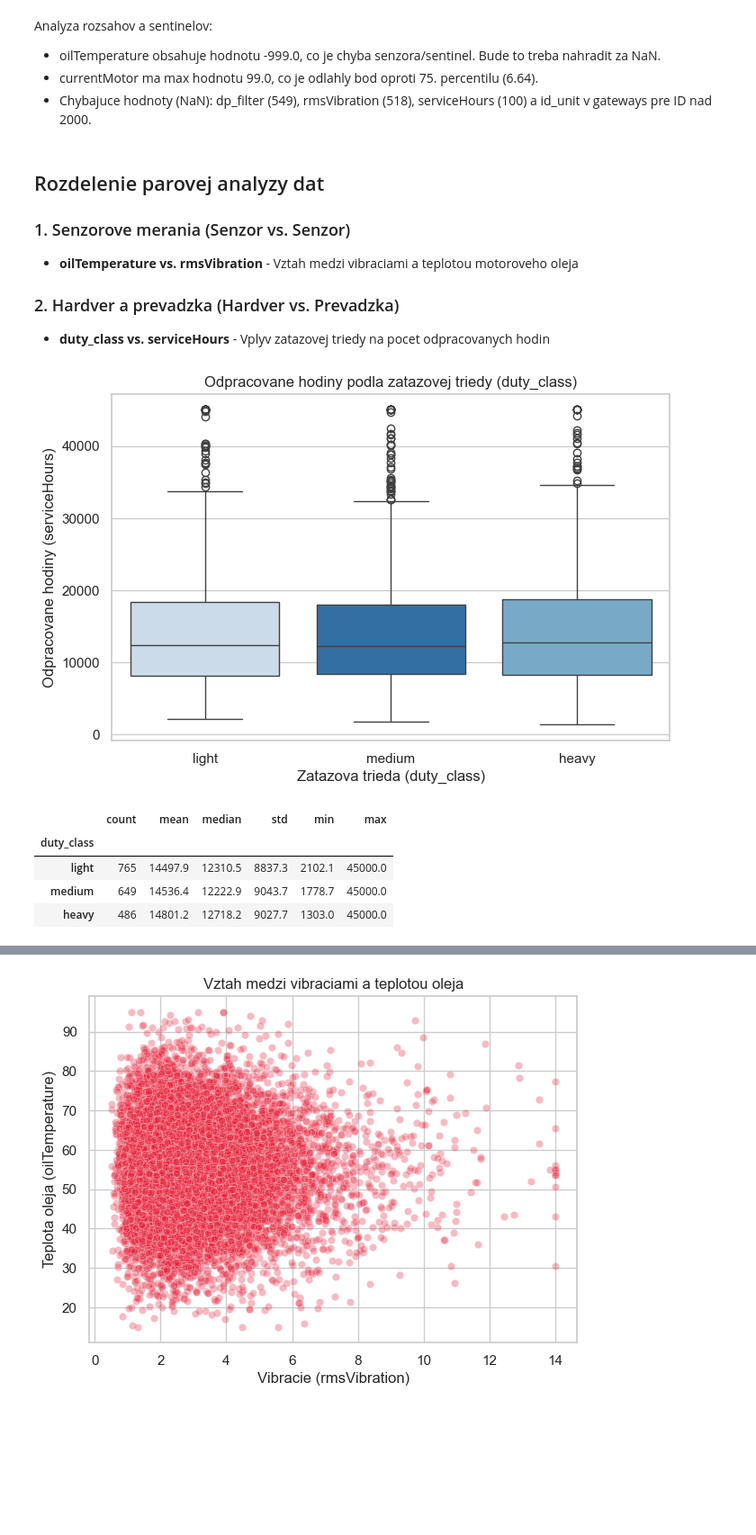
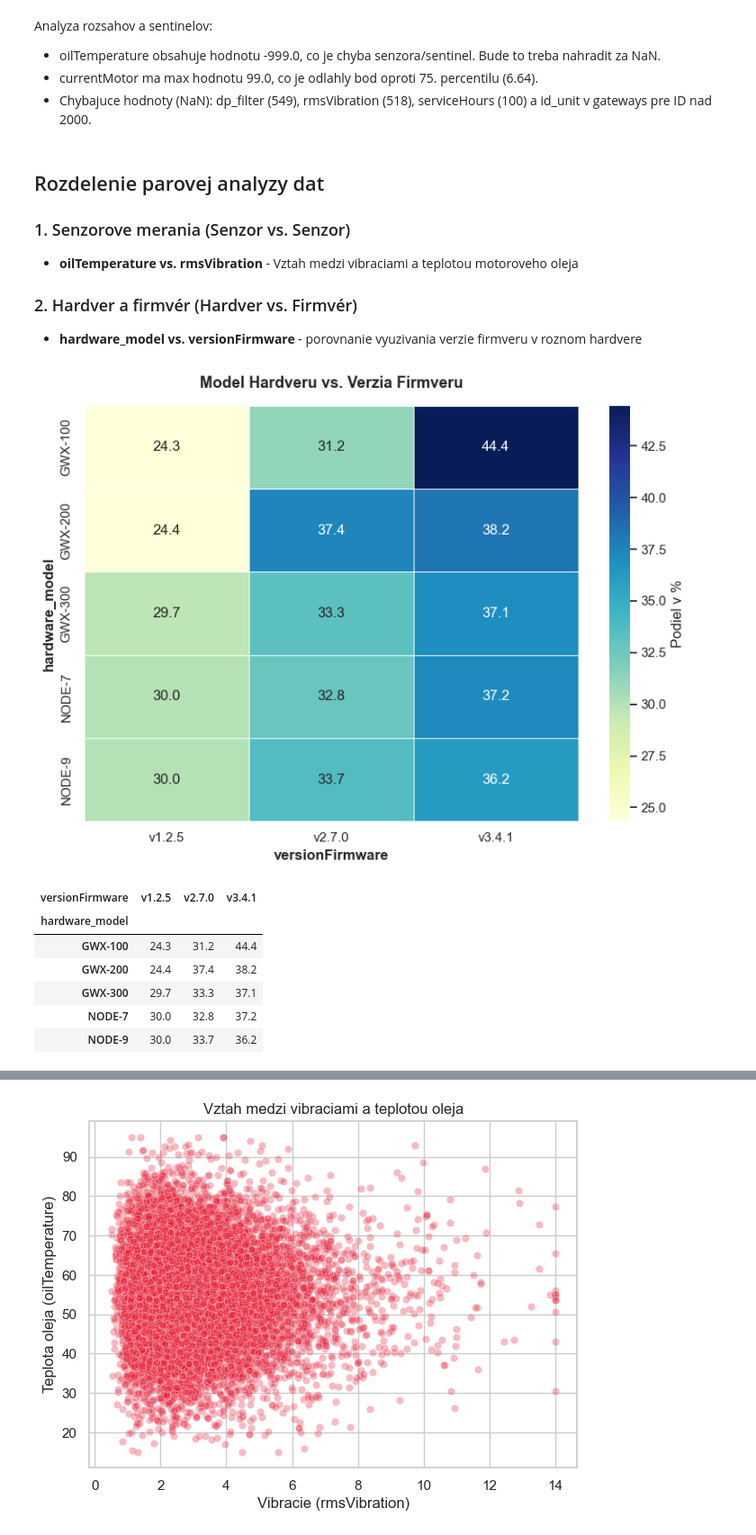
Before and after one commit to Walorean/Iau_project, a Jupyter notebook: test.ipynb, the cells around one changed output, grey strips where cells are left out. Shown at 90% size. Saved outputs shown, nothing was run; the diff lists cells and outputs as text; code cells hidden in the pictures; blank space fills up the shorter version.

```diff
--- a/test.ipynb
+++ b/test.ipynb
@@ -531,34 +533,59 @@ Analyza rozsahov a sentinelov:
 ### 1. Senzorove merania (Senzor vs. Senzor)
 - **oilTemperature vs. rmsVibration** - Vztah medzi vibraciami a teplotou motoroveho oleja
 
-### 2. Hardver a prevadzka (Hardver vs. Prevadzka)
-- **duty_class vs. serviceHours** - Vplyv zatazovej triedy na pocet odpracovanych hodin
+### 2. Hardver a firmvér (Hardver vs. Firmvér)
+- **hardware_model vs. versionFirmware** - porovnanie vyuzivania verzie firmveru v roznom hardvere
 # %%
-plt.figure(figsize=(8, 5))
-sns.boxplot(
-    data=data_3,
-    hue='duty_class',
-    x='duty_class',
-    y='serviceHours',
-    order=['light', 'medium', 'heavy'],
-    palette='Blues'
+gateways = pd.read_csv('data/gateways.csv', sep=';', index_col='gateway_id')
+units = pd.read_csv('data/units.csv', sep=',', index_col='id_unit')
+
+# Prepojenie dat podlla id_unit
+gateways_clean = gateways.dropna(subset=['id_unit']).copy()
+gateways_clean['id_unit'] = gateways_clean['id_unit'].astype(int)
+merged = gateways_clean.merge(units, left_on='id_unit', right_index=True, how='left')
+
+# Kontingencna tabulka
+ct = pd.crosstab(
+    merged['hardware_model'],
+    merged['versionFirmware'],
+    normalize='index'
+) * 100
+
+# Vykreslenie heatmapy
+plt.figure(figsize=(8, 6))
+sns.set_theme(style="whitegrid")
+
+sns.heatmap(
+    ct,
+    annot=True,
+    fmt=".1f",
+    cmap='YlGnBu',
+    cbar_kws={'label': 'Podiel v %'},
+    linewidths=0.5
 )
-plt.title('Odpracovane hodiny podla zatazovej triedy (duty_class)')
-plt.xlabel('Zatazova trieda (duty_class)')
-plt.ylabel('Odpracovane hodiny (serviceHours)')
+
+plt.title('Model Hardveru vs. Verzia Firmveru', fontsize=13, fontweight='bold', pad=15)
+plt.xlabel('versionFirmware', fontweight='bold')
+plt.ylabel('hardware_model', fontweight='bold')
+
+plt.tight_layout()
 plt.show()
 # %% [output]
-[figure, old version]
+[figure, new version]
 # %%
-stats_dc_sh = data_3.groupby('duty_class')['serviceHours'].agg(
-    ['count', 'mean', 'median', 'std', 'min', 'max']
-).reindex(['light', 'medium', 'heavy']).round(1)
+mala_tabulka = pd.crosstab(
+    merged['hardware_model'],
+    merged['versionFirmware'],
+    normalize='index'
+).round(3) * 100
 
-display(stats_dc_sh)
+display(mala_tabulka)
 # %% [output]
-|  | count | mean | median | std | min | max |
-| duty_class |  |  |  |  |  |  |
-| light | 765 | 14497.9 | 12310.5 | 8837.3 | 2102.1 | 45000.0 |
-| medium | 649 | 14536.4 | 12222.9 | 9043.7 | 1778.7 | 45000.0 |
-| heavy | 486 | 14801.2 | 12718.2 | 9027.7 | 1303.0 | 45000.0 |
+| versionFirmware | v1.2.5 | v2.7.0 | v3.4.1 |
+| hardware_model |  |  |  |
+| GWX-100 | 24.3 | 31.2 | 44.4 |
+| GWX-200 | 24.4 | 37.4 | 38.2 |
+| GWX-300 | 29.7 | 33.3 | 37.1 |
+| NODE-7 | 30.0 | 32.8 | 37.2 |
+| NODE-9 | 30.0 | 33.7 | 36.2 |
 # %% [markdown]
```
Also changed, not shown: parts of 20 cells of this notebook, 4 other files.
